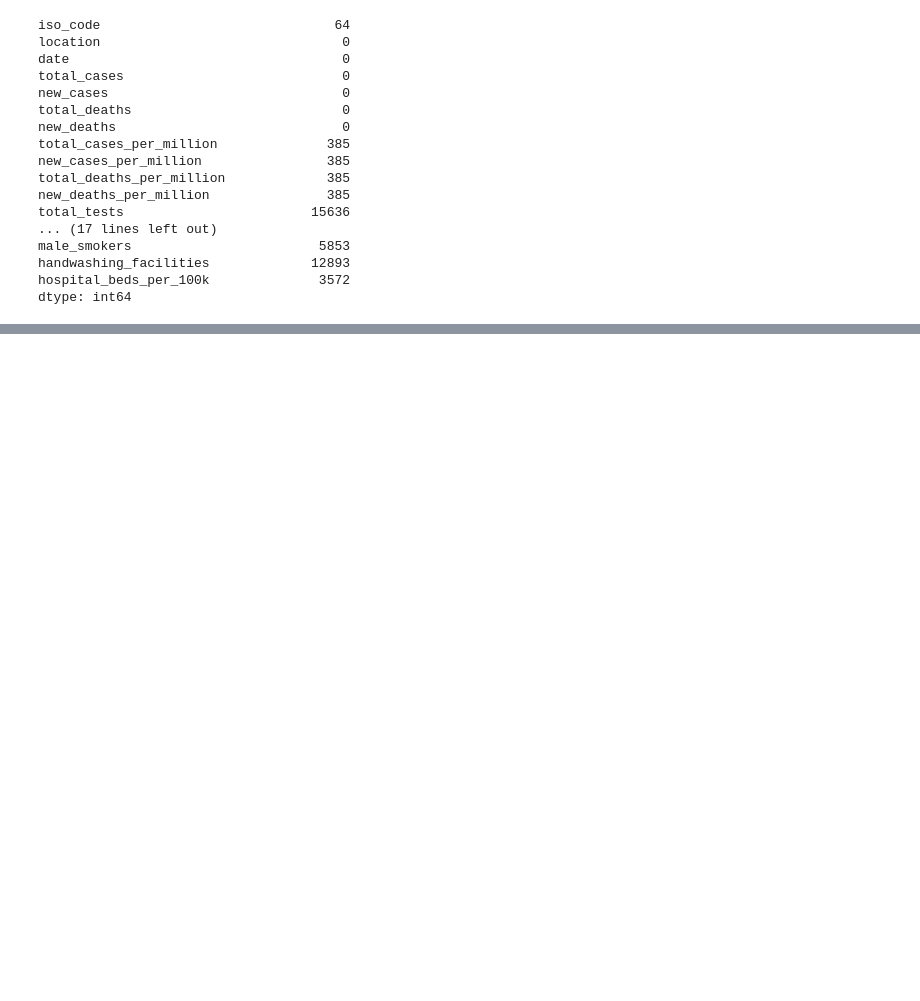
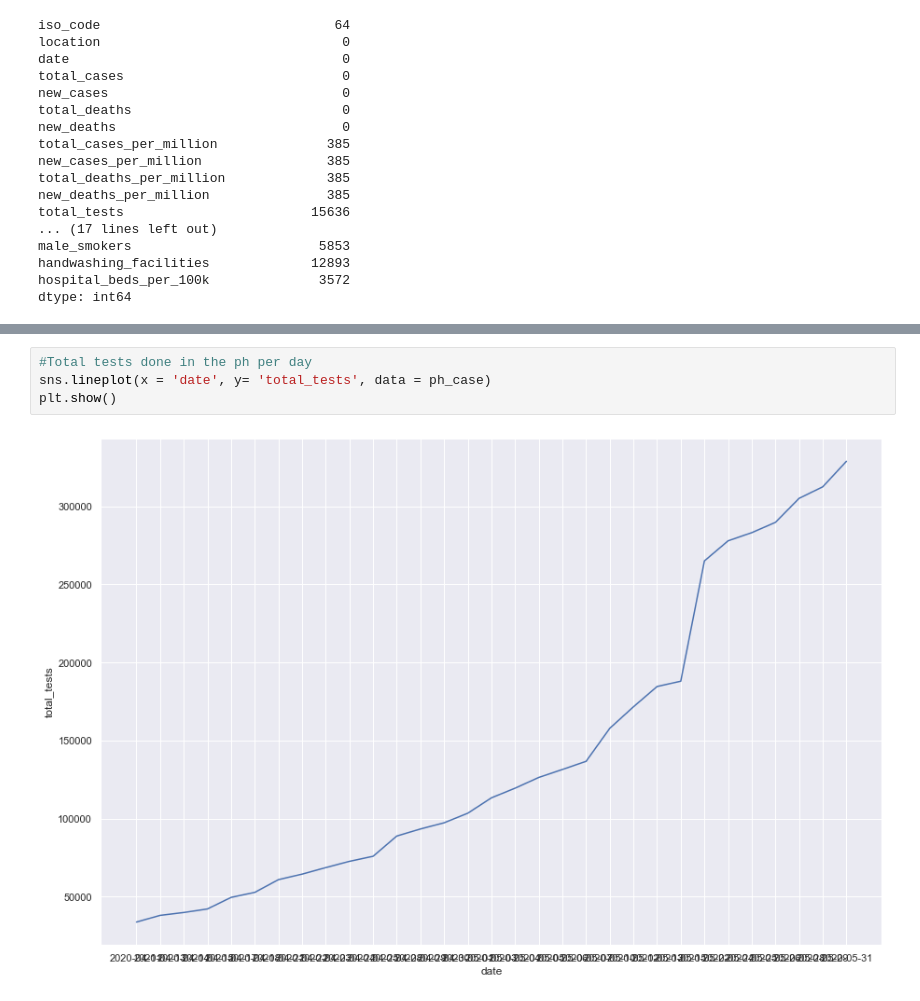
Before and after one commit to AxelAlba/Covid-19-Prediction, a Jupyter notebook: covid.ipynb, the cells around one changed output, grey strips where cells are left out. Saved outputs shown, nothing was run; the diff lists cells and outputs as text; blank space fills up the shorter version.

```diff
--- a/covid.ipynb
+++ b/covid.ipynb
@@ -106,0 +162,6 @@ dtype: int64
+# %%
+#Total tests done in the ph per day
+sns.lineplot(x = 'date', y= 'total_tests', data = ph_case)
+plt.show()
+# %% [output]
+[figure, added]
```
Also changed, not shown: parts of 15 cells of this notebook.
